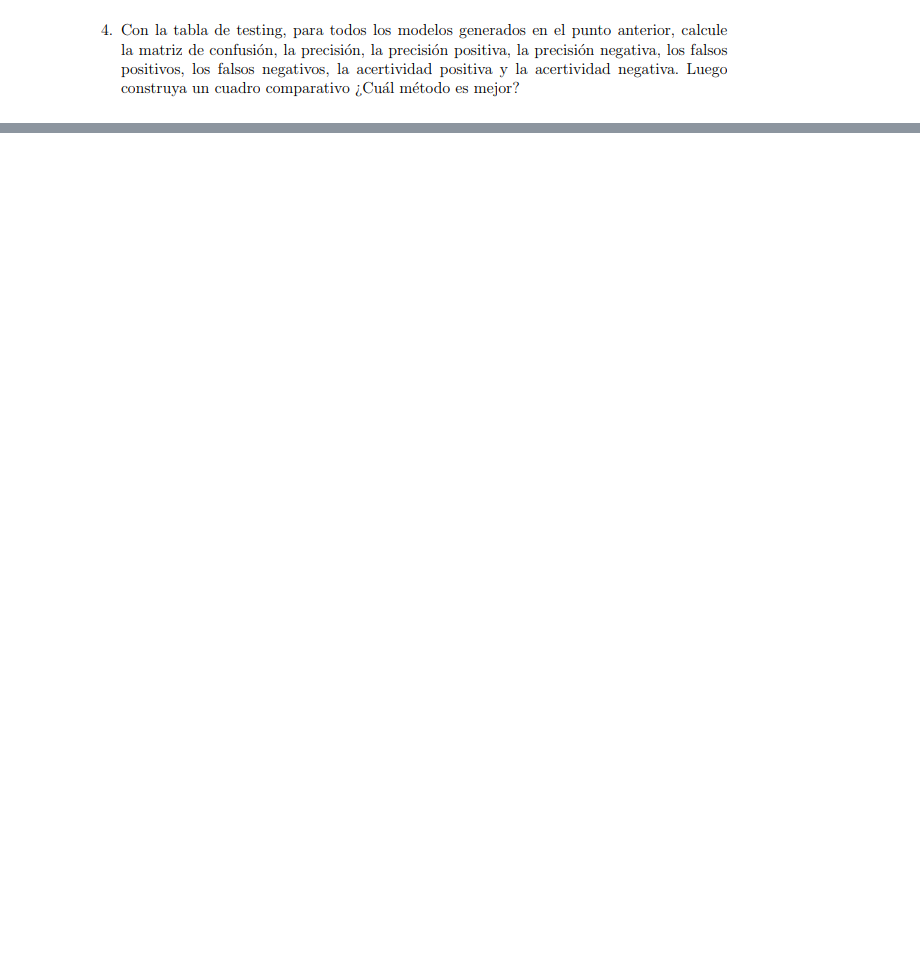
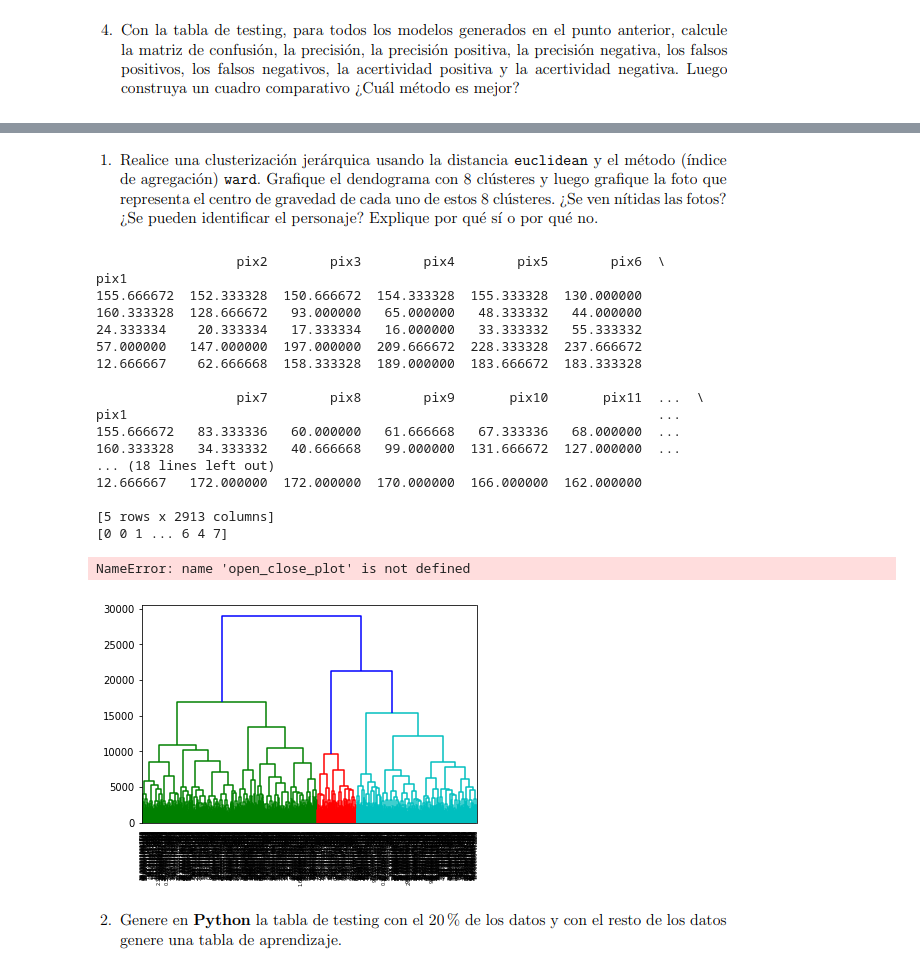
Before and after one commit to AndreyArguedas/Data-Science-Course, a Jupyter notebook: VII Lecture/Tarea6.ipynb, the cells around one changed output, grey strips where cells are left out. Saved outputs shown, nothing was run; the diff lists cells and outputs as text; code cells hidden in the pictures; blank space fills up the shorter version.

```diff
--- a/VII Lecture/Tarea6.ipynb
+++ b/VII Lecture/Tarea6.ipynb
@@ -275,0 +384,42 @@ Asertividad Negativa:
+# %% [markdown]
+![c1.PNG](attachment:c1.PNG)
+# %%
+#C.1
+
+#Debemos remover la columna de Nombres
+
+datos_caras = datos_caras.iloc[:,:2913]
+
+print(datos_caras.head())
+
+grupos = fcluster(linkage(pdist(datos_caras), method = 'ward', metric='euclidean'), 8, criterion = 'maxclust')
+grupos = grupos-1 # Se resta 1 para que los clústeres se enumeren de 0 a (K-1), como usualmente lo hace Python
+# El siguiente print es para ver en qué cluster quedó cada individuo
+print(grupos)
+
+ward_res = ward(datos_caras)
+
+dendrogram(ward_res,labels= datos_caras.index.tolist())
+open_close_plot()
+# %% [output]
+                  pix2        pix3        pix4        pix5        pix6  \
+pix1
+155.666672  152.333328  150.666672  154.333328  155.333328  130.000000
+160.333328  128.666672   93.000000   65.000000   48.333332   44.000000
+24.333334    20.333334   17.333334   16.000000   33.333332   55.333332
+57.000000   147.000000  197.000000  209.666672  228.333328  237.666672
+12.666667    62.666668  158.333328  189.000000  183.666672  183.333328
+
+                  pix7        pix8        pix9       pix10       pix11  ...  \
+pix1                                                                    ...
+155.666672   83.333336   60.000000   61.666668   67.333336   68.000000  ...
+160.333328   34.333332   40.666668   99.000000  131.666672  127.000000  ...
+... (18 lines left out)
+12.666667   172.000000  172.000000  170.000000  166.000000  162.000000
+
+[5 rows x 2913 columns]
+[0 0 1 ... 6 4 7]
+NameError: name 'open_close_plot' is not defined
+[figure, added]
+# %% [markdown]
+![c2.PNG](attachment:c2.PNG)
```
Also changed, not shown: parts of 15 cells of this notebook, 9 other files.
